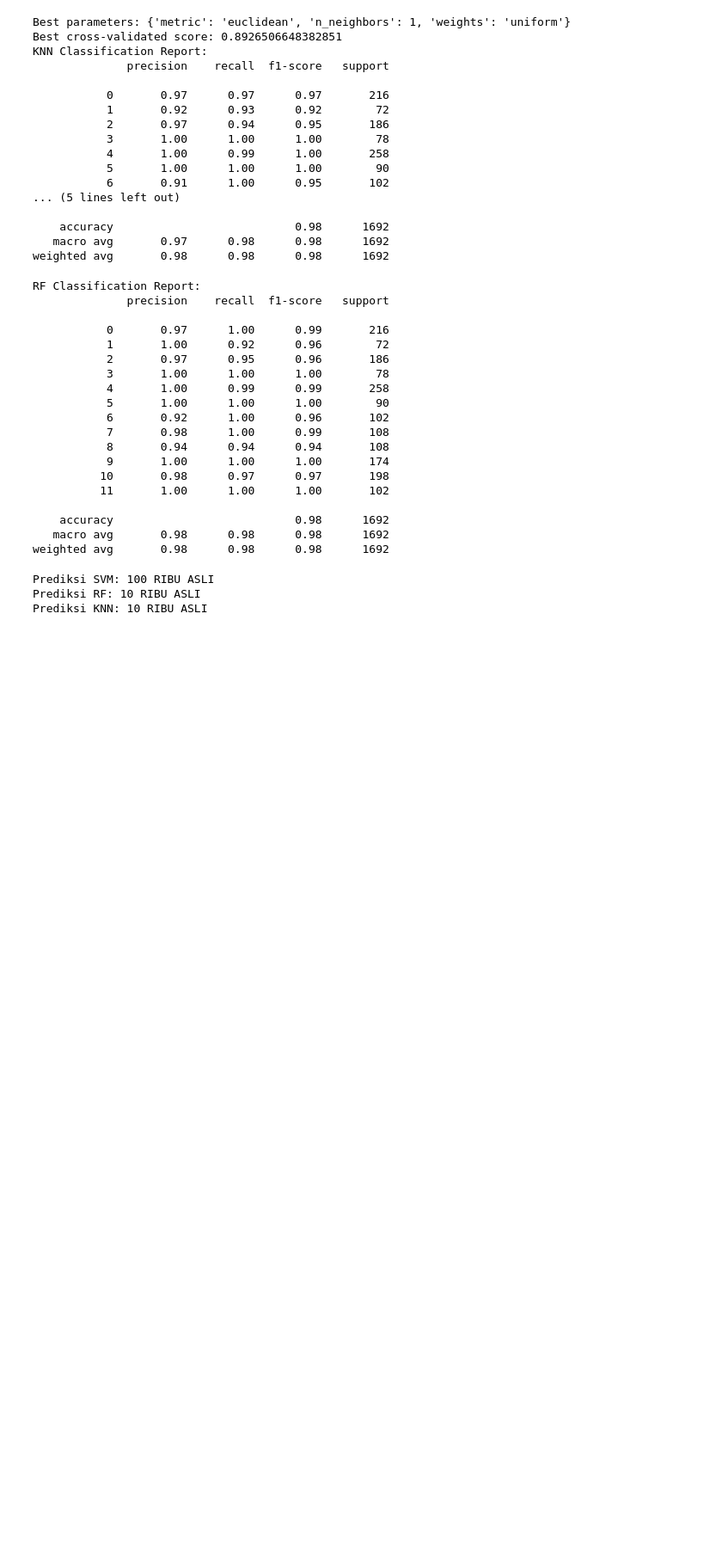
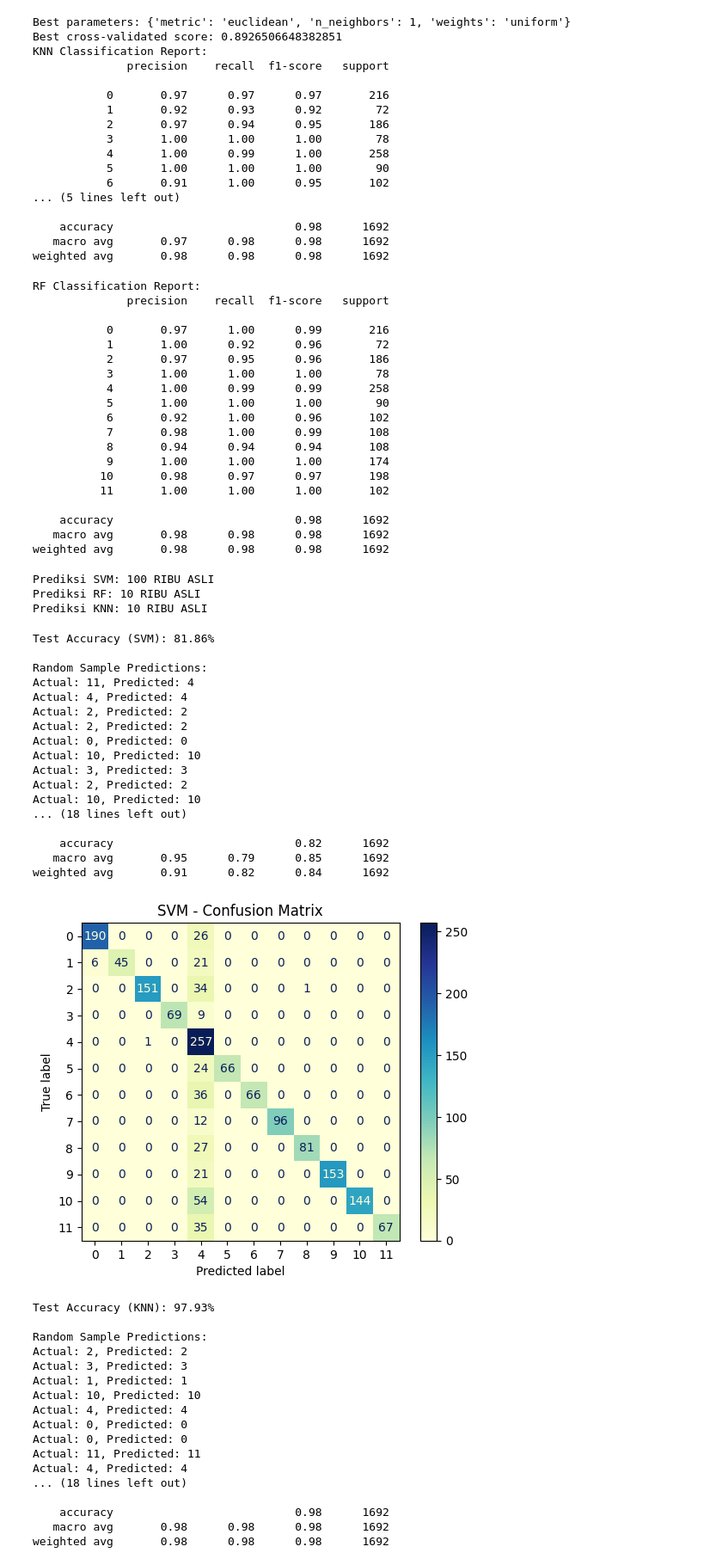
Before and after one commit to Clarice-Wijaya/RupiahComVis, a Jupyter notebook: ML.ipynb, the cells around one changed output. Shown at 86% size. Cells and saved outputs as stored; diff of their text form; code cells hidden in the pictures; blank space fills up the shorter version.

```diff
--- a/ML.ipynb
+++ b/ML.ipynb
@@ -368,3 +368,74 @@ if test_img is not None:
 Prediksi SVM: 100 RIBU ASLI
 Prediksi RF: 10 RIBU ASLI
 Prediksi KNN: 10 RIBU ASLI
+# %%
+import matplotlib.pyplot as plt
+from sklearn.metrics import confusion_matrix, classification_report, ConfusionMatrixDisplay
+
+unique_labels = np.unique(y_test)
+
+def evaluate_loaded_model(model, x_test, y_test, model_name, num_samples=10):
+    y_pred = model.predict(x_test)
+
+    # Test accuracy
+    test_accuracy = model.score(x_test, y_test) * 100
+    print(f"Test Accuracy ({model_name}): {test_accuracy:.2f}%\n")
+
+    random_indices = np.random.choice(len(y_test), size=min(num_samples, len(y_test)), replace=False)
+    print("Random Sample Predictions:")
+    for idx in random_indices:
+        print(f"Actual: {y_test[idx]}, Predicted: {y_pred[idx]}")
+    print("\n")
+
+    # Classification Report
+    print(f"{model_name} Classification Report:")
+    print(classification_report(y_test, y_pred))
+
+    unique_labels = np.unique(y_test)
+
+    # Confusion Matrix
+    cm = confusion_matrix(y_test, y_pred)
+    disp = ConfusionMatrixDisplay(confusion_matrix=cm, display_labels=unique_labels)
+    disp.plot(cmap='YlGnBu')
+    plt.title(f'{model_name} - Confusion Matrix')
+    plt.show()
+# %%
+evaluate_loaded_model(loaded_svm, x_test, y_test, "SVM")
+evaluate_loaded_model(loaded_knn, x_test, y_test, "KNN")
+evaluate_loaded_model(loaded_rf, x_test, y_test, "Random Forest")
+# %% [output]
+Test Accuracy (SVM): 81.86%
+
+Random Sample Predictions:
+Actual: 11, Predicted: 4
+Actual: 4, Predicted: 4
+Actual: 2, Predicted: 2
+Actual: 2, Predicted: 2
+Actual: 0, Predicted: 0
+Actual: 10, Predicted: 10
+Actual: 3, Predicted: 3
+Actual: 2, Predicted: 2
+Actual: 10, Predicted: 10
+... (18 lines left out)
+
+    accuracy                           0.82      1692
+   macro avg       0.95      0.79      0.85      1692
+weighted avg       0.91      0.82      0.84      1692
+[figure, added]
+Test Accuracy (KNN): 97.93%
+
+Random Sample Predictions:
+Actual: 2, Predicted: 2
+Actual: 3, Predicted: 3
+Actual: 1, Predicted: 1
+Actual: 10, Predicted: 10
+Actual: 4, Predicted: 4
+Actual: 0, Predicted: 0
+Actual: 0, Predicted: 0
+Actual: 11, Predicted: 11
+Actual: 4, Predicted: 4
+... (18 lines left out)
+
+    accuracy                           0.98      1692
+   macro avg       0.98      0.98      0.98      1692
+weighted avg       0.98      0.98      0.98      1692
```
Also changed, not shown: parts of 2 cells of this notebook.
